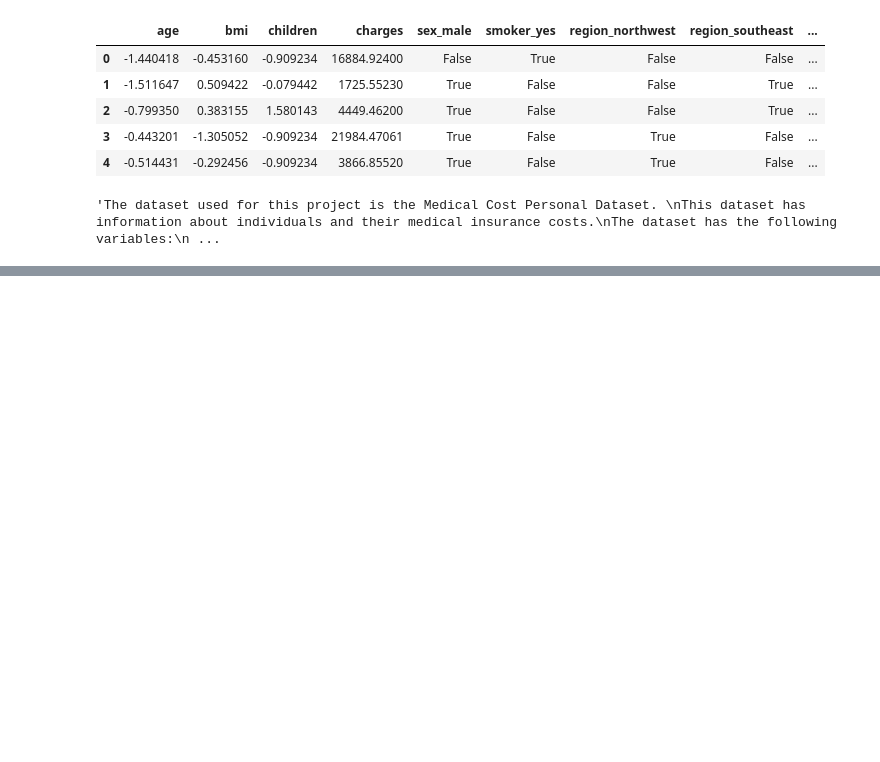
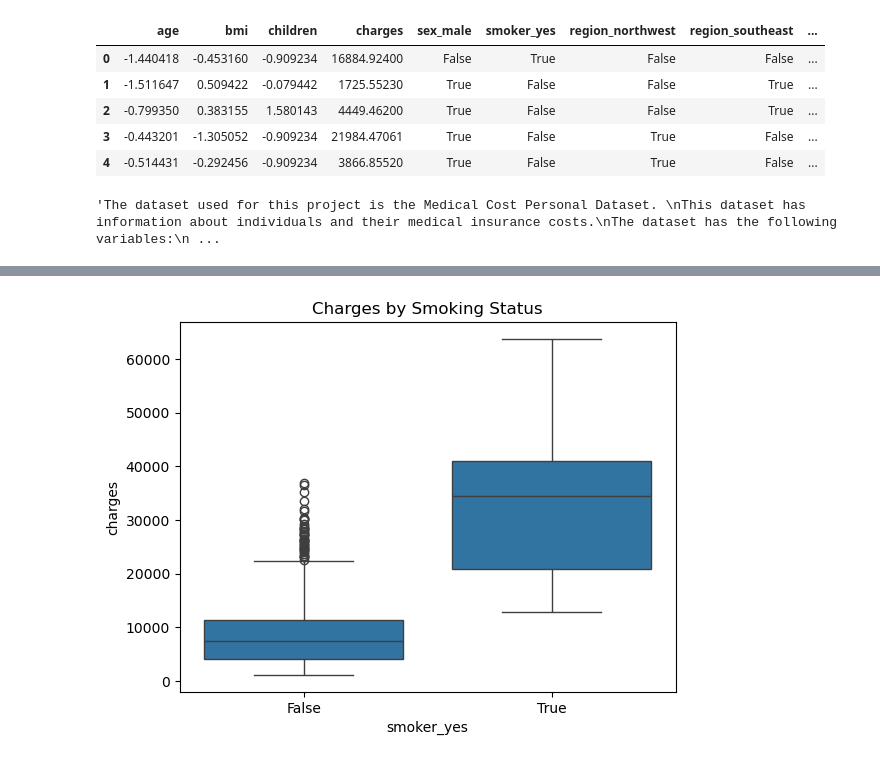
Before and after one commit to bmatlani8/insurance-cost-analysis, a Jupyter notebook: DATA200FinalProject.ipynb, the cells around one changed output, grey strips where cells are left out. Drawn from its saved outputs; the diff is of its cells as text; code cells hidden in the pictures; blank space fills up the shorter version.

```diff
--- a/DATA200FinalProject.ipynb
+++ b/DATA200FinalProject.ipynb
@@ -108,0 +118,9 @@ The purpose of this project is to perform regression and classification tasks fo
+# %%
+#Plot 2- Charges vs Smoker
+
+sns.boxplot(x='smoker_yes', y='charges', data=df)
+plt.title("Charges by Smoking Status")
+plt.show()
+#output analysis: Smokers contribute significantly to higher medical charges compared to non-smokers
+# %% [output]
+[figure, added]
```
Also changed, not shown: parts of 8 cells of this notebook.
